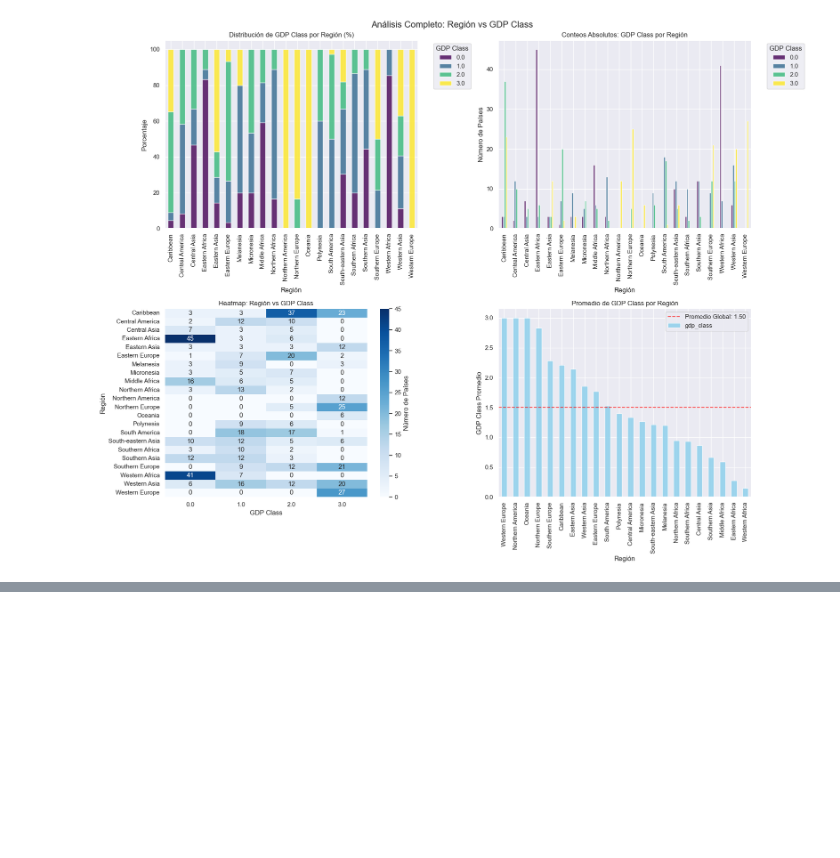
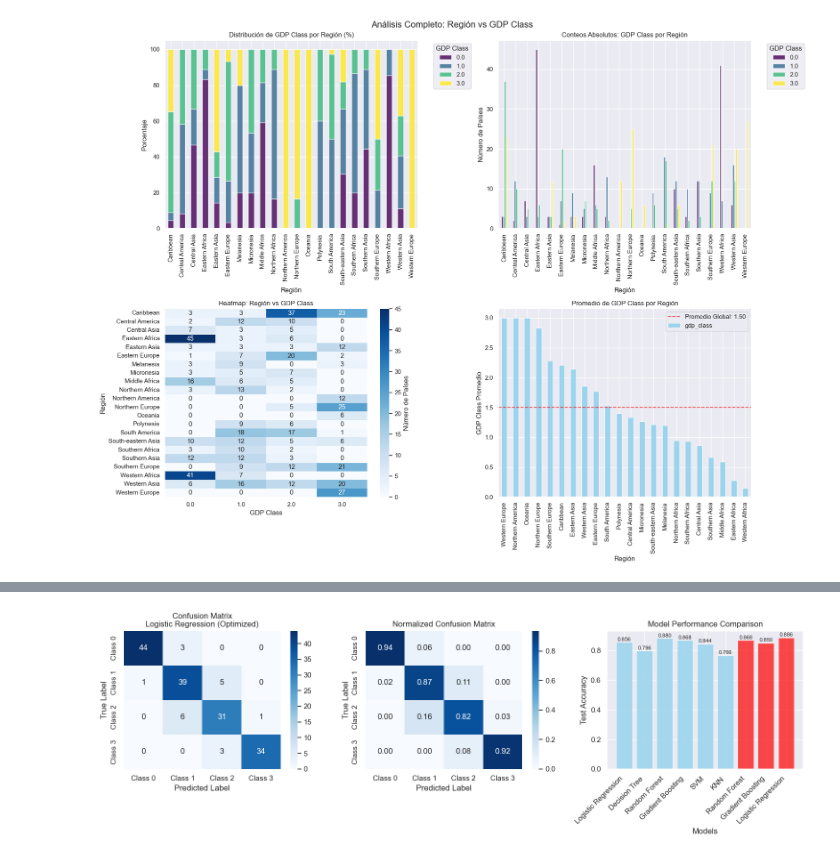
Before and after one commit to Kenji721/UN_data_Analysis, a Jupyter notebook: notebooks/4.MODEL_classification.ipynb, the cells around one changed output, grey strips where cells are left out. Drawn from its saved outputs; the diff is of its cells as text; code cells hidden in the pictures; blank space fills up the shorter version.

Commit message:
Classification Done

```diff
--- a/notebooks/4.MODEL_classification.ipynb
+++ b/notebooks/4.MODEL_classification.ipynb
@@ -441,0 +787,5 @@ ValueError: could not convert string to float: 'Afghanistan'
+# %%
+model = LogisticRegression(max_iter=200)
+model.fit(X_train,y_train)
+
+y_pred = model.predict(X_test)
@@ -441,0 +818,5 @@ ValueError: could not convert string to float: 'Afghanistan'
+# %%
+model = DecisionTreeClassifier()
+model.fit(X_train,y_train)
+
+y_pred = model.predict(X_test)
@@ -441,0 +840,10 @@ ValueError: could not convert string to float: 'Afghanistan'
+# %%
+resultados = []
+for i in range(1,11):
+    model = DecisionTreeClassifier(max_depth=i)
+    model.fit(X_train, y_train)
+
+    y_pred = model.predict(X_test)
+    exactitud = accuracy_score(y_test,y_pred)
+    resultados.append(exactitud)
+    print(f"Resultado para {i} : {exactitud}")
@@ -441,0 +1117,62 @@ ValueError: could not convert string to float: 'Afghanistan'
+# %%
+# 5. DETAILED ANALYSIS OF BEST MODEL
+print("=== STEP 5: DETAILED BEST MODEL ANALYSIS ===")
+
+best_model_name = best_final_model[0]
+best_predictions = best_final_model[1]['predictions']
+
+# Classification report
+print(f"\nDetailed Classification Report for {best_model_name}:")
+print(classification_report(y_test, best_predictions))
+
+# Confusion Matrix
+plt.figure(figsize=(15, 5))
+
+# Confusion Matrix - Raw counts
+plt.subplot(1, 3, 1)
+cm = confusion_matrix(y_test, best_predictions)
+sns.heatmap(cm, annot=True, fmt='d', cmap='Blues',
+            xticklabels=['Class 0', 'Class 1', 'Class 2', 'Class 3'],
+            yticklabels=['Class 0', 'Class 1', 'Class 2', 'Class 3'])
+plt.title(f'Confusion Matrix\n{best_model_name}')
+plt.ylabel('True Label')
+plt.xlabel('Predicted Label')
+
+# Confusion Matrix - Normalized
+plt.subplot(1, 3, 2)
+cm_norm = confusion_matrix(y_test, best_predictions, normalize='true')
+sns.heatmap(cm_norm, annot=True, fmt='.2f', cmap='Blues',
+            xticklabels=['Class 0', 'Class 1', 'Class 2', 'Class 3'],
+            yticklabels=['Class 0', 'Class 1', 'Class 2', 'Class 3'])
+plt.title('Normalized Confusion Matrix')
+plt.ylabel('True Label')
+plt.xlabel('Predicted Label')
+
+# Model comparison visualization
+plt.subplot(1, 3, 3)
+model_names = [name.replace(' (Optimized)', '*').replace(' (Default)', '') for name in final_results.keys()]
+test_accuracies = [results['test_accuracy'] for results in final_results.values()]
+
+colors = ['red' if '*' in name else 'skyblue' for name in model_names]
+bars = plt.bar(range(len(model_names)), test_accuracies, color=colors, alpha=0.7)
+
+plt.title('Model Performance Comparison')
+plt.ylabel('Test Accuracy')
+plt.xlabel('Models')
+plt.xticks(range(len(model_names)), [name.replace('*', '') for name in model_names], rotation=45, ha='right')
+
+# Add accuracy values on bars
+for i, (bar, acc) in enumerate(zip(bars, test_accuracies)):
+    plt.text(bar.get_x() + bar.get_width()/2, bar.get_height() + 0.001,
+             f'{acc:.3f}', ha='center', va='bottom', fontsize=8)
+
+plt.tight_layout()
+plt.show()
+
+# Performance per class
+print(f"\nPer-class performance analysis:")
+print("Class 0 (Lowest GDP): Precision, Recall, F1-score")
+print("Class 1 (Low-Medium GDP): Precision, Recall, F1-score")
+print("Class 2 (Medium-High GDP): Precision, Recall, F1-score")
+print("Class 3 (Highest GDP): Precision, Recall, F1-score")
+# %% [output]
@@ -441,0 +1192 @@ ValueError: could not convert string to float: 'Afghanistan'
+[figure, added]
```
Also changed, not shown: parts of 35 cells of this notebook, 5 other files.
